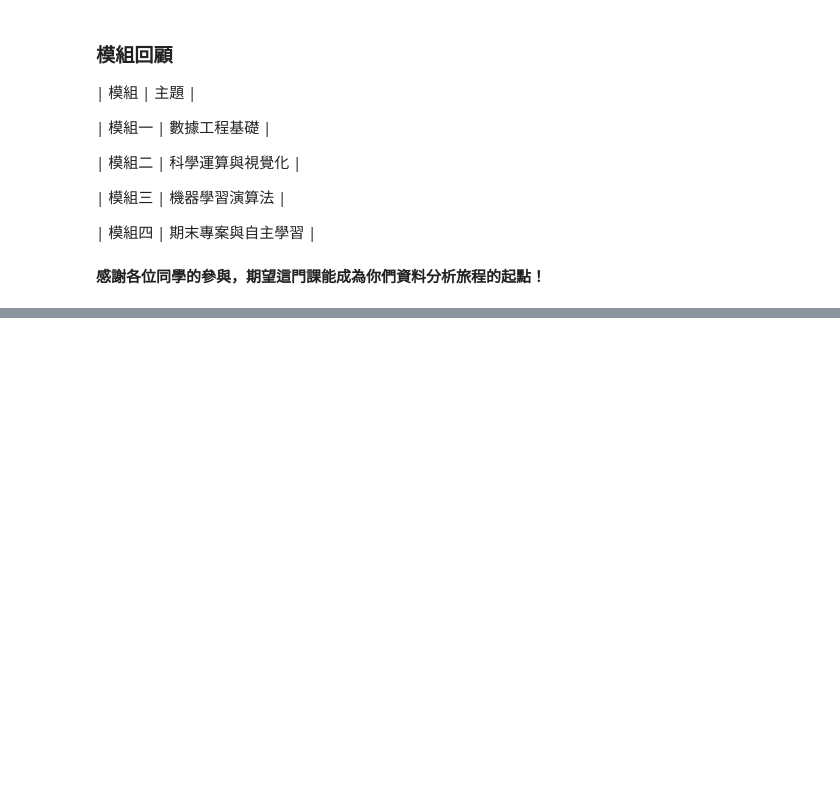
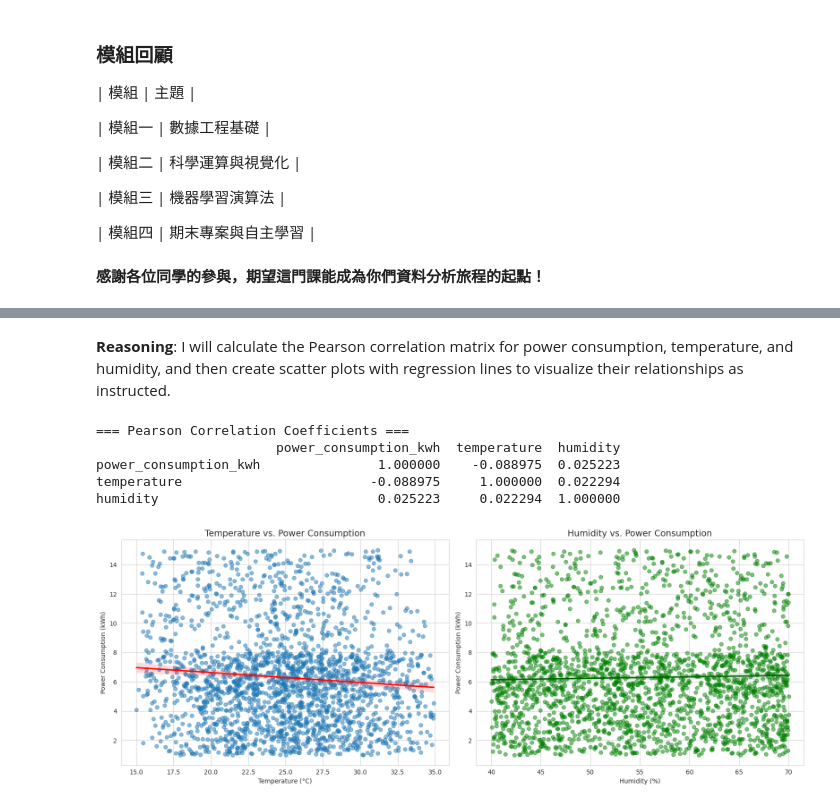
Before and after one commit to linyue0096/N2, a Jupyter notebook: Algorithms_and_Data_Analytics.ipynb, the cells around one changed output, grey strips where cells are left out. Drawn from its saved outputs; the diff is of its cells as text; code cells hidden in the pictures; blank space fills up the shorter version.

```diff
--- a/Algorithms_and_Data_Analytics.ipynb
+++ b/Algorithms_and_Data_Analytics.ipynb
@@ -2218,0 +2700,39 @@ print("祝大家在資料科學道路上持續前進!")
+# %% [markdown]
+**Reasoning**:
+I will calculate the Pearson correlation matrix for power consumption, temperature, and humidity, and then create scatter plots with regression lines to visualize their relationships as instructed.
+# %%
+import matplotlib.pyplot as plt
+import seaborn as sns
+
+# 1. Calculate Pearson correlation matrix
+correlation_matrix = df_combined[['power_consumption_kwh', 'temperature', 'humidity']].corr()
+print("=== Pearson Correlation Coefficients ===")
+print(correlation_matrix)
+
+# 2. Visualize relationships using scatter plots with regression lines
+sns.set_style("whitegrid")
+fig, axes = plt.subplots(1, 2, figsize=(16, 6))
+
+# Subplot 1: Temperature vs Power Consumption
+sns.regplot(ax=axes[0], data=df_combined, x='temperature', y='power_consumption_kwh',
+            scatter_kws={'alpha':0.5}, line_kws={'color':'red'})
+axes[0].set_title('Temperature vs. Power Consumption', fontsize=14)
+axes[0].set_xlabel('Temperature (°C)')
+axes[0].set_ylabel('Power Consumption (kWh)')
+
+# Subplot 2: Humidity vs Power Consumption
+sns.regplot(ax=axes[1], data=df_combined, x='humidity', y='power_consumption_kwh',
+            scatter_kws={'alpha':0.5, 'color':'green'}, line_kws={'color':'darkgreen'})
+axes[1].set_title('Humidity vs. Power Consumption', fontsize=14)
+axes[1].set_xlabel('Humidity (%)')
+axes[1].set_ylabel('Power Consumption (kWh)')
+
+plt.tight_layout()
+plt.show()
+# %% [output]
+=== Pearson Correlation Coefficients ===
+                       power_consumption_kwh  temperature  humidity
+power_consumption_kwh               1.000000    -0.088975  0.025223
+temperature                        -0.088975     1.000000  0.022294
+humidity                            0.025223     0.022294  1.000000
+[figure, added]
```
Also changed, not shown: parts of 89 cells of this notebook.
